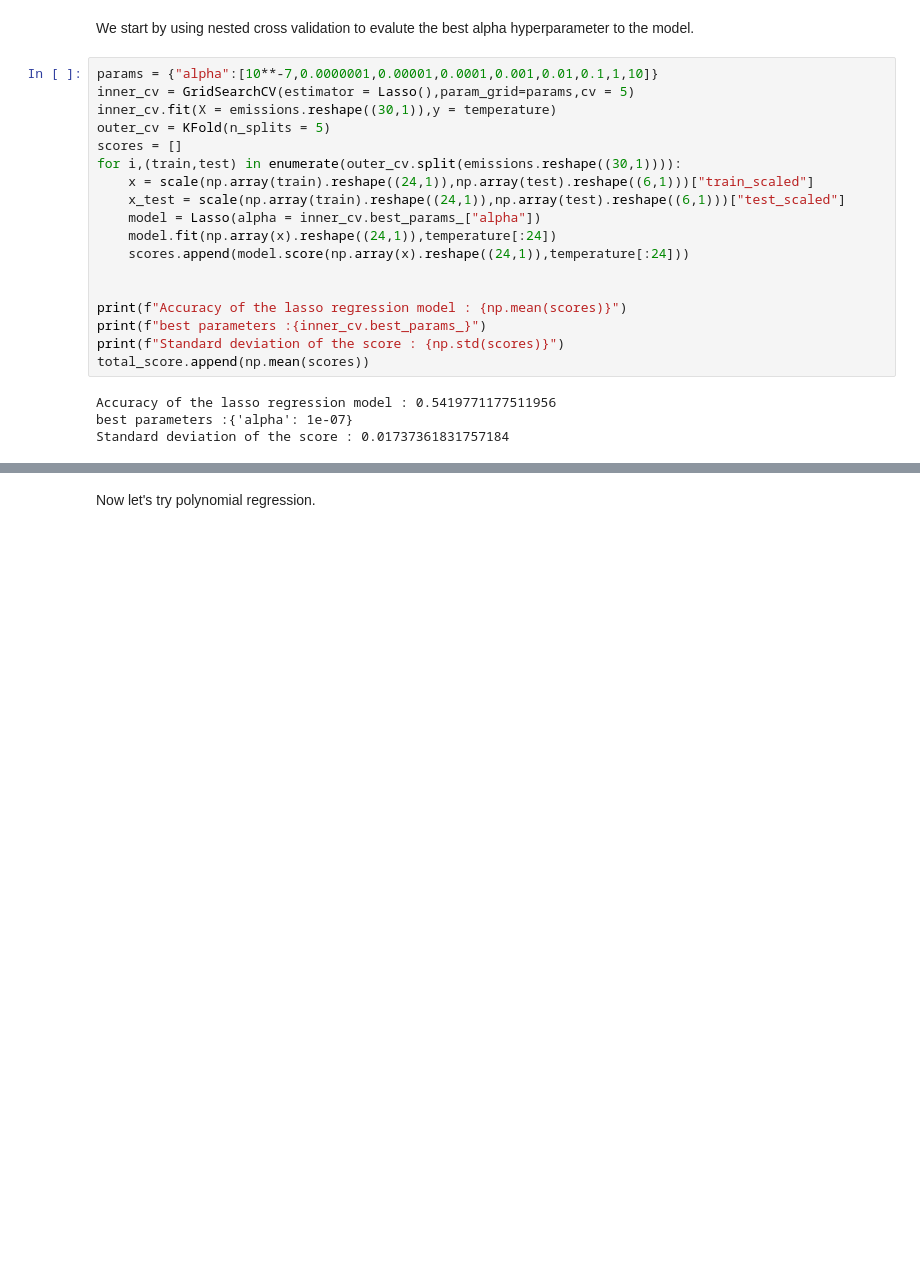
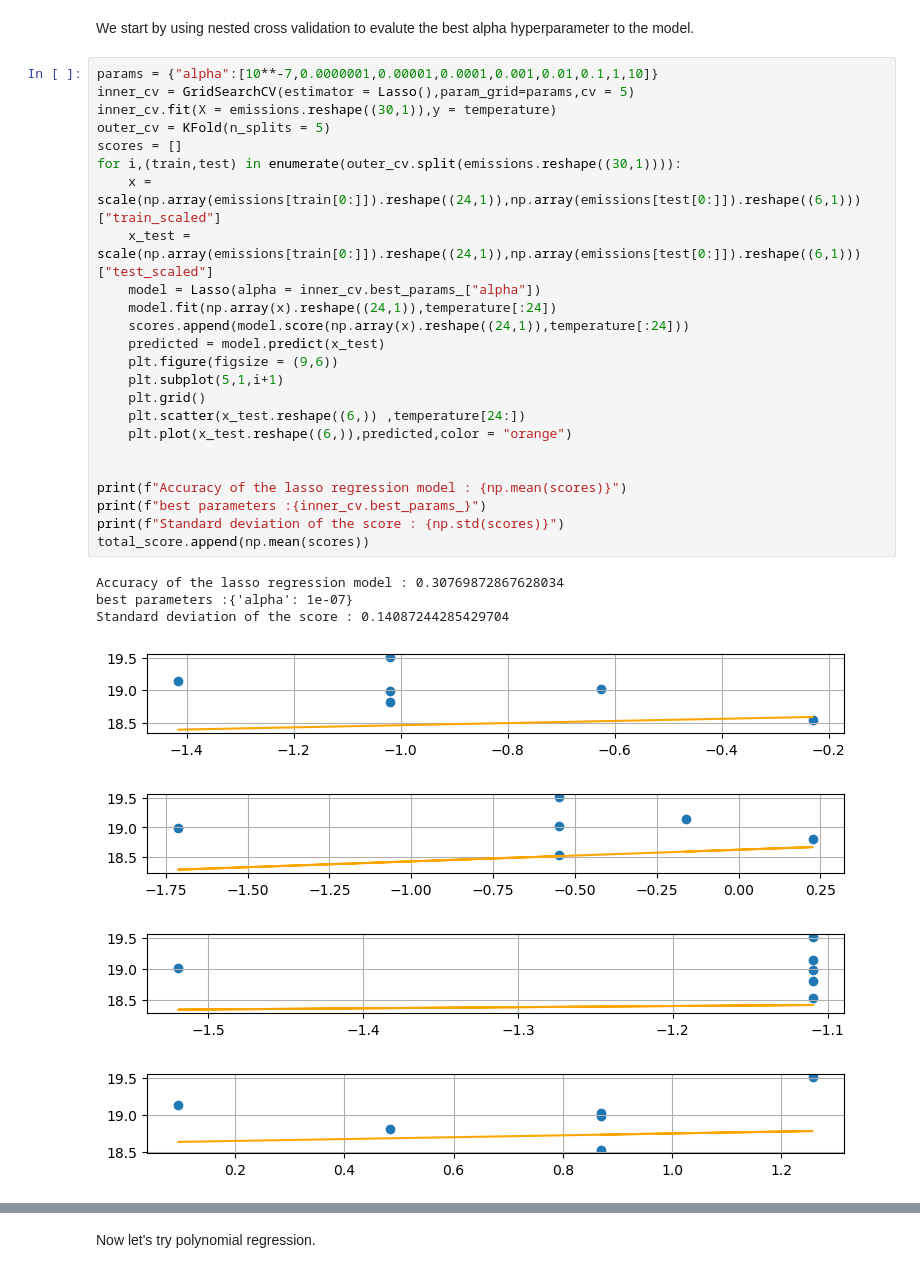
Before and after one commit to dinasdata/Carbon_emission-meteo, a Jupyter notebook: model_creation.ipynb, the cells around one changed output, grey strips where cells are left out. Saved outputs shown, nothing was run; the diff lists cells and outputs as text; blank space fills up the shorter version.

```diff
--- a/model_creation.ipynb
+++ b/model_creation.ipynb
@@ -123,22 +123,32 @@ We start by using nested cross validation to evalute the best alpha hyperparamet
 # %%
 params = {"alpha":[10**-7,0.0000001,0.00001,0.0001,0.001,0.01,0.1,1,10]}
 inner_cv = GridSearchCV(estimator = Lasso(),param_grid=params,cv = 5)
 inner_cv.fit(X = emissions.reshape((30,1)),y = temperature)
 outer_cv = KFold(n_splits = 5)
 scores = []
 for i,(train,test) in enumerate(outer_cv.split(emissions.reshape((30,1)))):
-    x = scale(np.array(train).reshape((24,1)),np.array(test).reshape((6,1)))["train_scaled"]
-    x_test = scale(np.array(train).reshape((24,1)),np.array(test).reshape((6,1)))["test_scaled"]
+    x = scale(np.array(emissions[train[0:]]).reshape((24,1)),np.array(emissions[test[0:]]).reshape((6,1)))["train_scaled"]
+    x_test = scale(np.array(emissions[train[0:]]).reshape((24,1)),np.array(emissions[test[0:]]).reshape((6,1)))["test_scaled"]
     model = Lasso(alpha = inner_cv.best_params_["alpha"])
     model.fit(np.array(x).reshape((24,1)),temperature[:24])
     scores.append(model.score(np.array(x).reshape((24,1)),temperature[:24]))
+    predicted = model.predict(x_test)
+    plt.figure(figsize = (9,6))
+    plt.subplot(5,1,i+1)
+    plt.grid()
+    plt.scatter(x_test.reshape((6,)) ,temperature[24:])
+    plt.plot(x_test.reshape((6,)),predicted,color = "orange")
 
 
 print(f"Accuracy of the lasso regression model : {np.mean(scores)}")
 print(f"best parameters :{inner_cv.best_params_}")
 print(f"Standard deviation of the score : {np.std(scores)}")
 total_score.append(np.mean(scores))
 # %% [output]
-Accuracy of the lasso regression model : 0.5419771177511956
+Accuracy of the lasso regression model : 0.30769872867628034
 best parameters :{'alpha': 1e-07}
-Standard deviation of the score : 0.01737361831757184
+Standard deviation of the score : 0.14087244285429704
+[figure, added]
+[figure, added]
+[figure, added]
+[figure, added]
```
Also changed, not shown: parts of 9 cells of this notebook, 3 other files.
